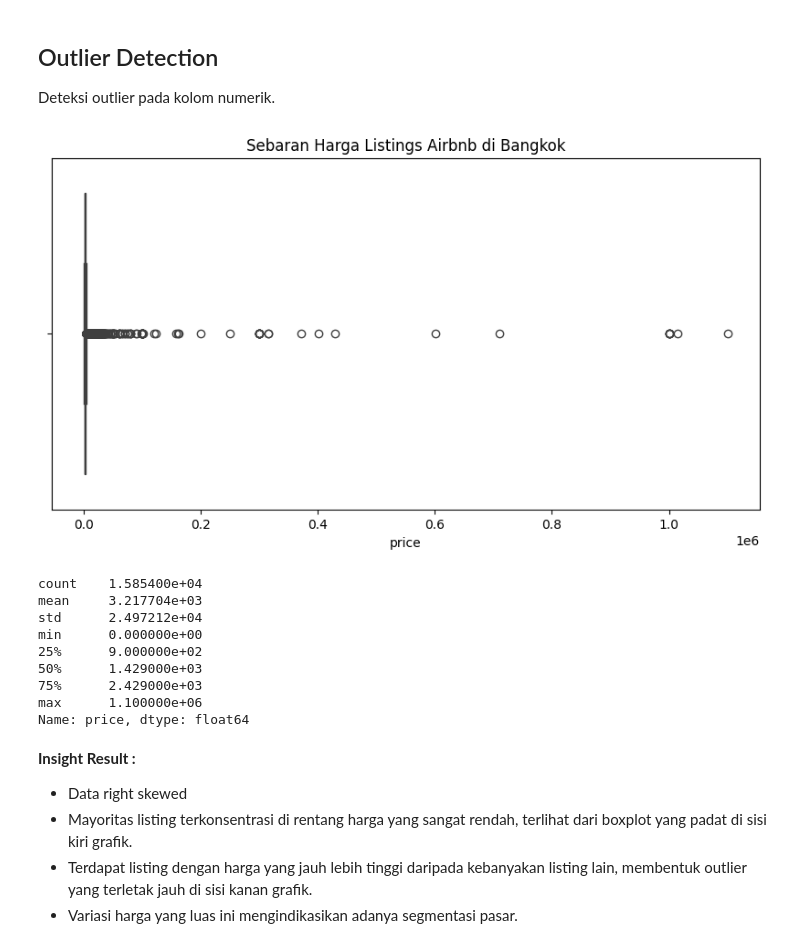
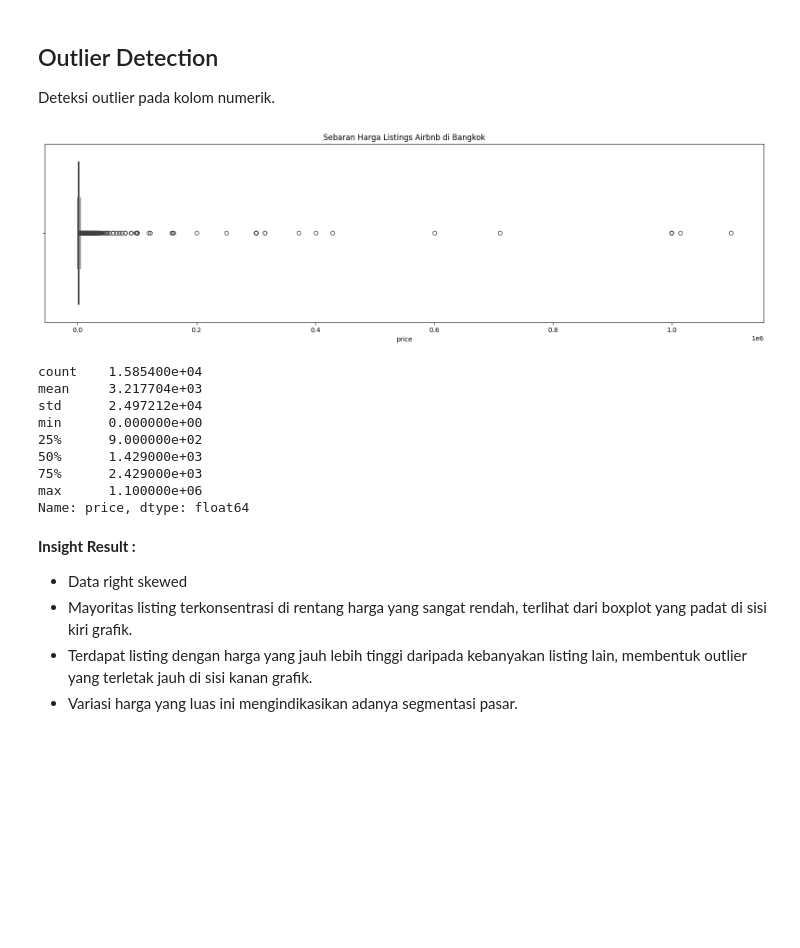
Before and after one commit to Quinntes/airbnb_istings_bangkok, a Jupyter notebook: airbnb listings bangkok.ipynb, the cells around one changed output. Saved outputs shown, nothing was run; the diff lists cells and outputs as text; code cells hidden in the pictures; blank space fills up the shorter version.

```diff
--- a/airbnb listings bangkok.ipynb
+++ b/airbnb listings bangkok.ipynb
@@ -258,15 +258,15 @@ Meski data terlihat bersih, langkah ini tetap dijalankan sebagai langkah pencega
 Deteksi outlier pada kolom numerik.
 # %%
 # Boxplot kolom price u/ mendeteksi sebarannya
-plt.figure(figsize=(10,5))
+plt.figure(figsize=(20,5))
 sns.boxplot(x=df_copy['price'])
 plt.title('Sebaran Harga Listings Airbnb di Bangkok')
 plt.show()
 
 # Cek statistik price
 df_copy['price'].describe()
 # %% [output]
-[figure, old version]
+[figure, new version]
 count    1.585400e+04
 mean     3.217704e+03
 std      2.497212e+04
```
Also changed, not shown: parts of 18 cells of this notebook, 1 other file.
